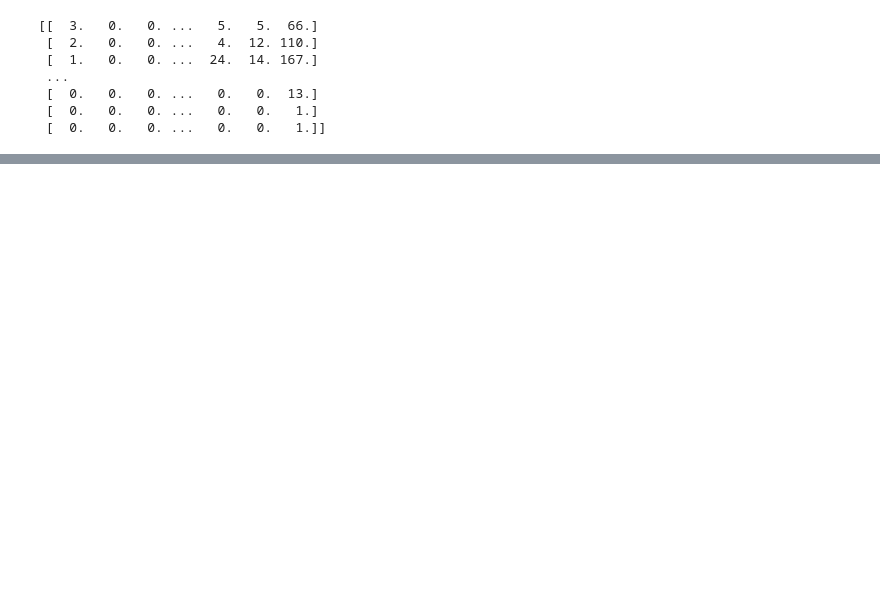
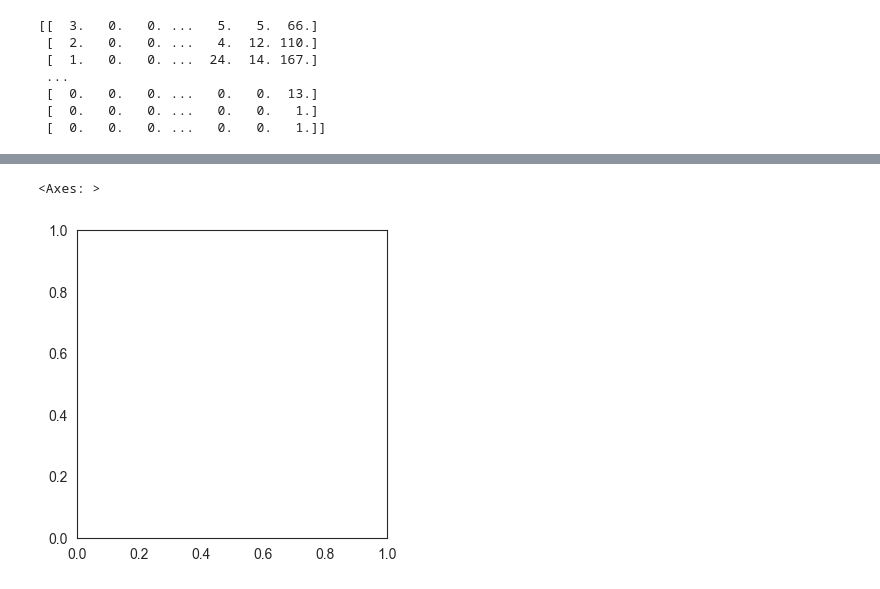
Before and after one commit to Czzmh/CODE, a Jupyter notebook: MYCODE/spatial_lda.ipynb, the cells around one changed output, grey strips where cells are left out. Drawn from its saved outputs; the diff is of its cells as text; code cells hidden in the pictures; blank space fills up the shorter version.

```diff
--- a/MYCODE/spatial_lda.ipynb
+++ b/MYCODE/spatial_lda.ipynb
@@ -253,0 +283,14 @@ TypeError: 'int' object is not subscriptable
+# %%
+num_rows = 1
+num_cols = 1
+
+_, axes = plt.subplots(
+        num_rows, num_cols, figsize=(num_cols * 4, num_rows * 4))
+
+# if type(axes) != 'numpy.ndarray':
+#     axes = np.array([axes])
+
+axes
+# %% [output]
+<Axes: >
+[figure, added]
```
Also changed, not shown: parts of 19 cells of this notebook, 2 other files.
